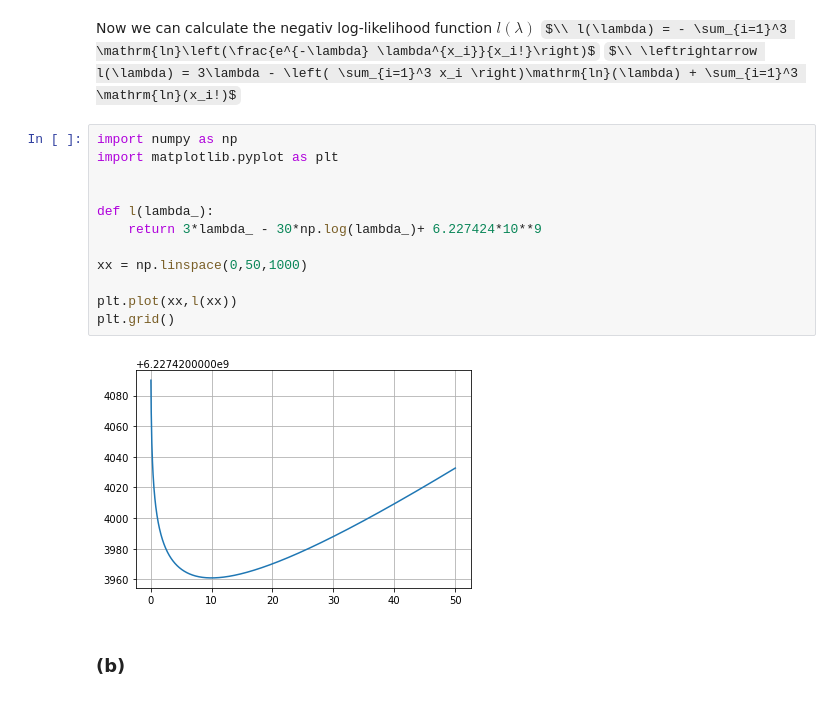
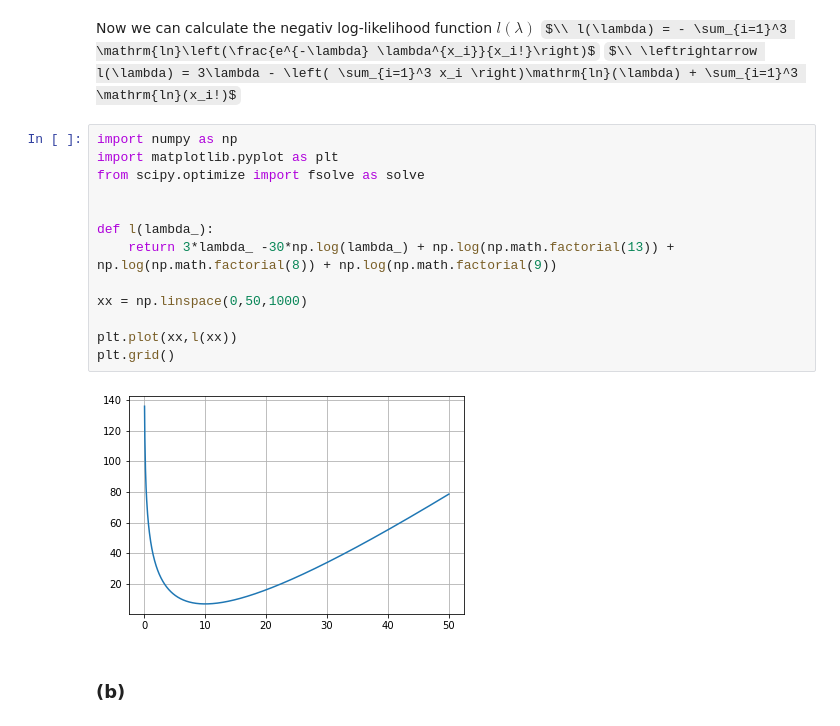
Before and after one commit to LdyMortem/SMDB, a Jupyter notebook: Sheet 4/Untitled.ipynb, the cells around one changed output. Saved outputs shown, nothing was run; the diff lists cells and outputs as text; some formulas as TeX source.

```diff
--- a/Sheet 4/Untitled.ipynb
+++ b/Sheet 4/Untitled.ipynb
@@ -17,17 +17,18 @@ $\\ \leftrightarrow l(\lambda) = 3\lambda - \left( \sum_{i=1}^3 x_i \right)\math
 # %%
 import numpy as np
 import matplotlib.pyplot as plt
+from scipy.optimize import fsolve as solve
 
 
 def l(lambda_):
-    return 3*lambda_ - 30*np.log(lambda_)+ 6.227424*10**9
+    return 3*lambda_ -30*np.log(lambda_) + np.log(np.math.factorial(13)) + np.log(np.math.factorial(8)) + np.log(np.math.factorial(9))
 
 xx = np.linspace(0,50,1000)
 
 plt.plot(xx,l(xx))
 plt.grid()
 # %% [output]
-[figure, old version]
+[figure, new version]
 # %% [markdown]
 ### (b)
 # %% [markdown]
```
Also changed, not shown: parts of 13 cells of this notebook, 1 other file.
